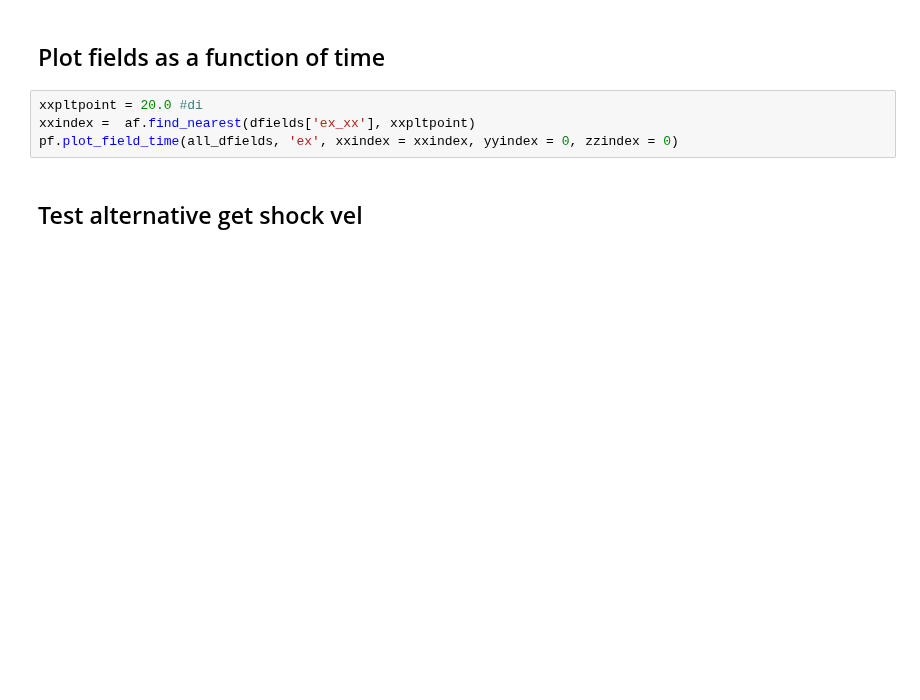
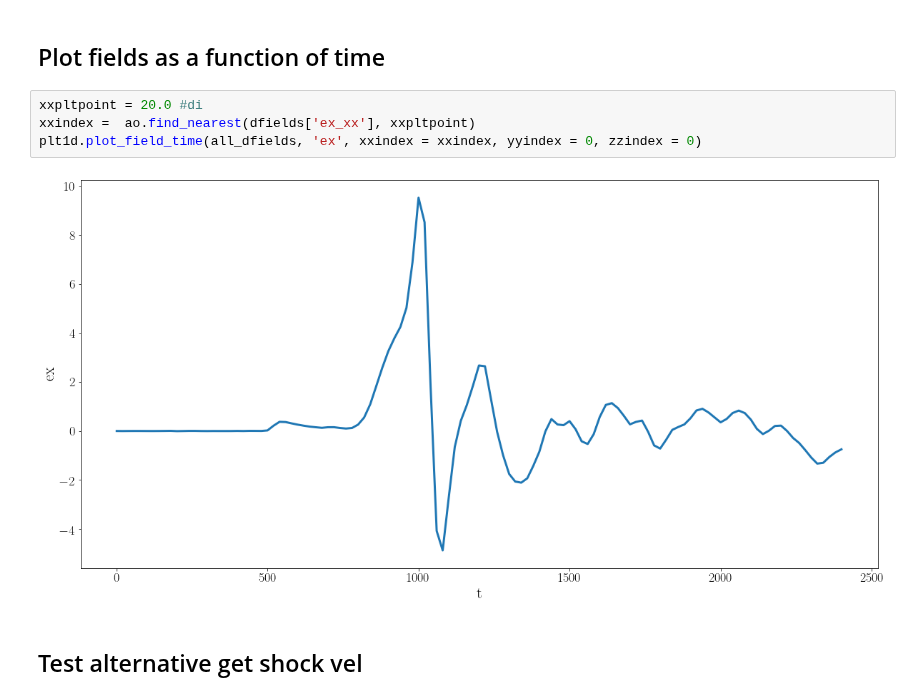
Before and after one commit to collinrbr/FPCAnalysis, a Jupyter notebook: dHybridR.ipynb, the cells around one changed output. Saved outputs shown, nothing was run; the diff lists cells and outputs as text; blank space fills up the shorter version.

```diff
--- a/dHybridR.ipynb
+++ b/dHybridR.ipynb
@@ -324,8 +381,10 @@ plt.show()
 ##  Plot fields as a function of time
 # %%
 xxpltpoint = 20.0 #di
-xxindex =  af.find_nearest(dfields['ex_xx'], xxpltpoint)
-pf.plot_field_time(all_dfields, 'ex', xxindex = xxindex, yyindex = 0, zzindex = 0)
+xxindex =  ao.find_nearest(dfields['ex_xx'], xxpltpoint)
+plt1d.plot_field_time(all_dfields, 'ex', xxindex = xxindex, yyindex = 0, zzindex = 0)
+# %% [output]
+[figure, added]
 # %% [markdown]
 ## Test alternative get shock vel
 # %%
```
Also changed, not shown: parts of 79 cells of this notebook, 10 other files.
